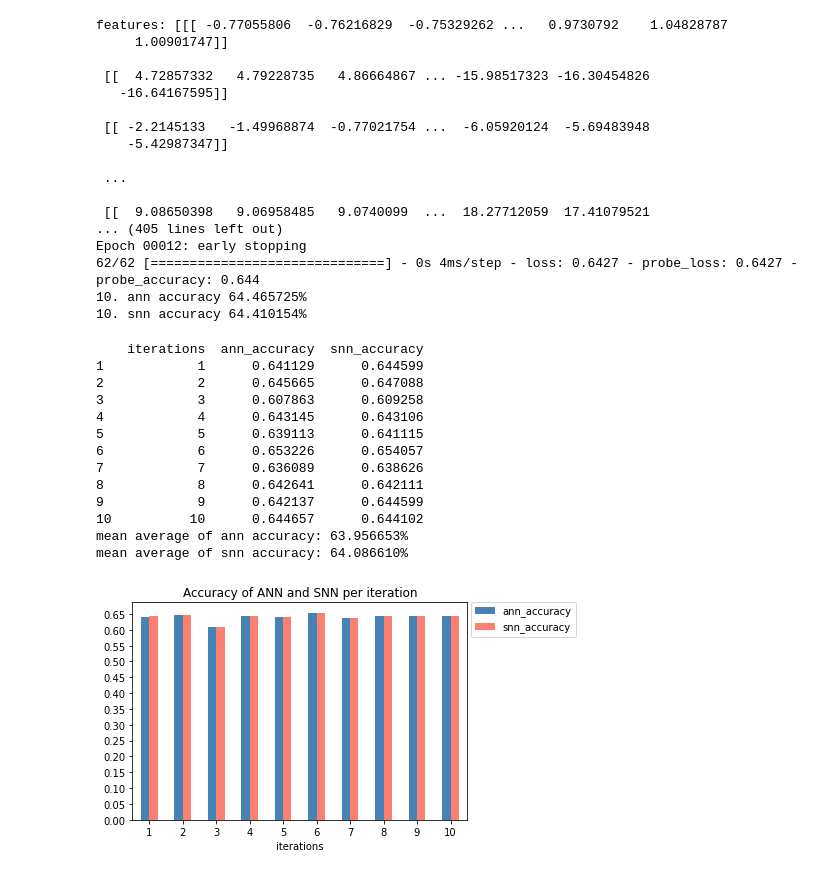
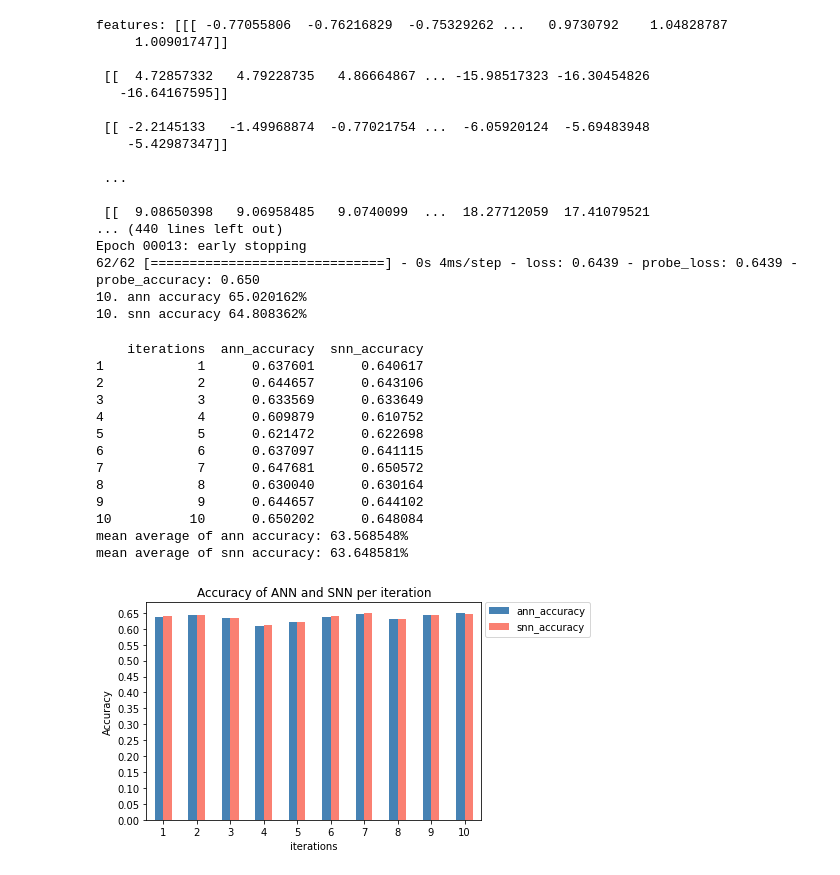
Before and after one commit to honzikv/use-of-snn, a Jupyter notebook: notebooks/p300-nengo.ipynb, the cells around one changed output. Cells and saved outputs as stored; diff of their text form; code cells hidden in the pictures.

```diff
--- a/notebooks/p300-nengo.ipynb
+++ b/notebooks/p300-nengo.ipynb
@@ -59,7 +59,7 @@ def create_model():
     """
     Function to create tensorflow model
     """
-    inp = Input(shape=(1200, 3, 1), name='input_layer')
+    inp = Input(shape=(3, 1200, 1), name='input_layer')
     conv2d = Conv2D(filters=6, kernel_size=(3, 3), activation=tf.nn.relu)(inp)
     dropout1 = Dropout(0.5, seed=0)(conv2d)
     avg_pooling = AveragePooling2D(pool_size=(1, 8), padding='same')(dropout1)
@@ -176,51 +176,52 @@ features: [[[ -0.77055806  -0.76216829  -0.75329262 ...   0.9730792    1.0482878
  ...
 
  [[  9.08650398   9.06958485   9.0740099  ...  18.27712059  17.41079521
-... (405 lines left out)
-Epoch 00012: early stopping
-62/62 [==============================] - 0s 4ms/step - loss: 0.6427 - probe_loss: 0.6427 - probe_accuracy: 0.644
-10. ann accuracy 64.465725%
-10. snn accuracy 64.410154%
+... (440 lines left out)
+Epoch 00013: early stopping
+62/62 [==============================] - 0s 4ms/step - loss: 0.6439 - probe_loss: 0.6439 - probe_accuracy: 0.650
+10. ann accuracy 65.020162%
+10. snn accuracy 64.808362%
 # %%
 data = {
         'iterations': [x for x in range(1, len(ann) + 1)],
         'ann_accuracy': ann,
         'snn_accuracy': snn
     }
 
 df = pd.DataFrame(data=data, index=(list(range(1, len(ann) + 1))))
 
 print(df)
 df.to_excel(os.path.join('output', 'values.xlsx'))
 
 ann_avg, snn_avg = statistics.mean(ann), statistics.mean(snn)
 print('mean average of ann accuracy: {:4f}%\n'
       'mean average of snn accuracy: {:4f}%'
         .format(ann_avg*100, snn_avg*100))
 
 colors = ['SteelBlue', 'Salmon']
 
 df.plot(x='iterations', y=['ann_accuracy', 'snn_accuracy'],
     color=colors, kind='bar', title='Accuracy of ANN and SNN per iteration')
 plt.yticks(np.arange(0, max(max(snn), max(ann)), 0.05))
 plt.xticks(rotation=0)
+plt.ylabel('Accuracy')
 
 plt.legend(loc='upper left', bbox_to_anchor=(1.01, 1), borderaxespad=0.)
 
 plt.savefig(os.path.join('output', 'graph.svg'), format='svg', bbox_inches='tight')
 plt.show()
 # %% [output]
     iterations  ann_accuracy  snn_accuracy
-1            1      0.641129      0.644599
-2            2      0.645665      0.647088
-3            3      0.607863      0.609258
-4            4      0.643145      0.643106
-5            5      0.639113      0.641115
-6            6      0.653226      0.654057
-7            7      0.636089      0.638626
-8            8      0.642641      0.642111
-9            9      0.642137      0.644599
-10          10      0.644657      0.644102
-mean average of ann accuracy: 63.956653%
-mean average of snn accuracy: 64.086610%
+1            1      0.637601      0.640617
+2            2      0.644657      0.643106
+3            3      0.633569      0.633649
+4            4      0.609879      0.610752
+5            5      0.621472      0.622698
+6            6      0.637097      0.641115
+7            7      0.647681      0.650572
+8            8      0.630040      0.630164
+9            9      0.644657      0.644102
+10          10      0.650202      0.648084
+mean average of ann accuracy: 63.568548%
+mean average of snn accuracy: 63.648581%
-[figure, old version]
+[figure, new version]
```
